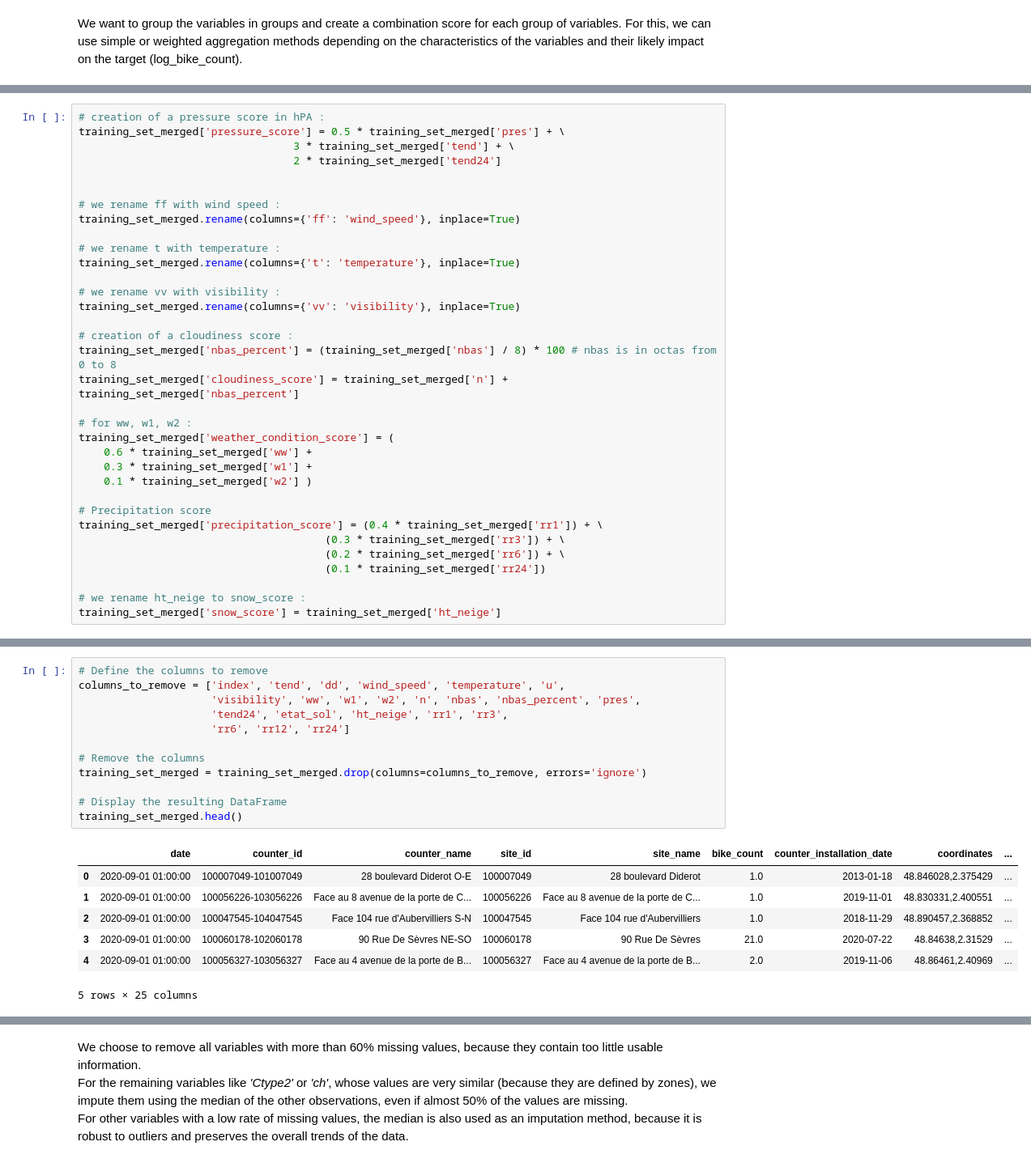
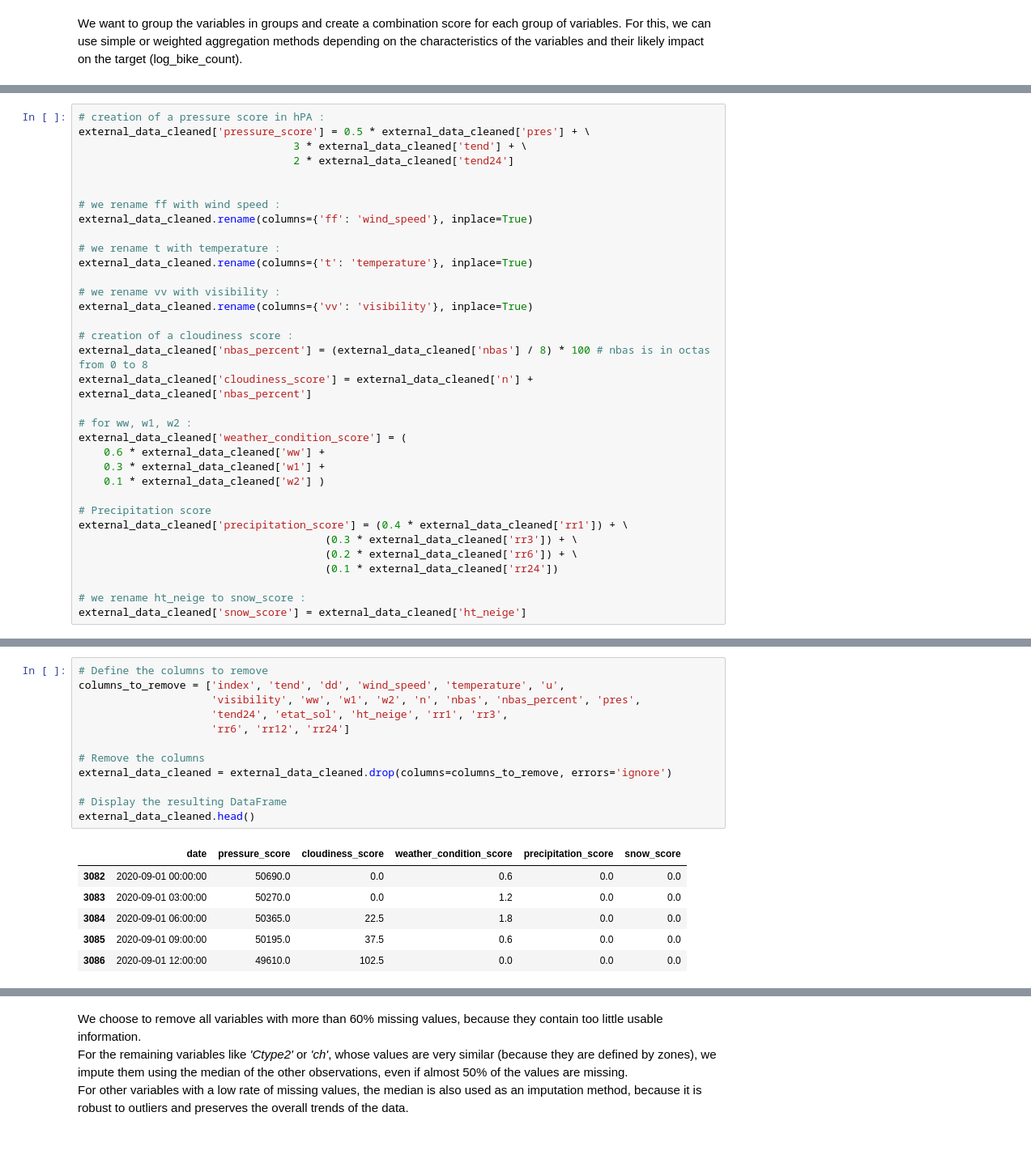
Before and after one commit to louis-leibo/bike_counters, a Jupyter notebook: Dev_by_sam_&_louis/EDA + feature engineering.ipynb, the cells around one changed output, grey strips where cells are left out. Shown at 81% size. Drawn from its saved outputs; the diff is of its cells as text.

Commit message:
external data cleaned vf 3/12

```diff
--- a/Dev_by_sam_&_louis/EDA + feature engineering.ipynb
+++ b/Dev_by_sam_&_louis/EDA + feature engineering.ipynb
@@ -652,35 +669,35 @@ We want to group the variables in groups and create a combination score for each
 # %%
 # creation of a pressure score in hPA :
-training_set_merged['pressure_score'] = 0.5 * training_set_merged['pres'] + \
-                                  3 * training_set_merged['tend'] + \
-                                  2 * training_set_merged['tend24']
+external_data_cleaned['pressure_score'] = 0.5 * external_data_cleaned['pres'] + \
+                                  3 * external_data_cleaned['tend'] + \
+                                  2 * external_data_cleaned['tend24']
 
 
 # we rename ff with wind speed :
-training_set_merged.rename(columns={'ff': 'wind_speed'}, inplace=True)
+external_data_cleaned.rename(columns={'ff': 'wind_speed'}, inplace=True)
 
 # we rename t with temperature :
-training_set_merged.rename(columns={'t': 'temperature'}, inplace=True)
+external_data_cleaned.rename(columns={'t': 'temperature'}, inplace=True)
 
 # we rename vv with visibility :
-training_set_merged.rename(columns={'vv': 'visibility'}, inplace=True)
+external_data_cleaned.rename(columns={'vv': 'visibility'}, inplace=True)
 
 # creation of a cloudiness score :
-training_set_merged['nbas_percent'] = (training_set_merged['nbas'] / 8) * 100 # nbas is in octas from 0 to 8
-training_set_merged['cloudiness_score'] = training_set_merged['n'] + training_set_merged['nbas_percent']
+external_data_cleaned['nbas_percent'] = (external_data_cleaned['nbas'] / 8) * 100 # nbas is in octas from 0 to 8
+external_data_cleaned['cloudiness_score'] = external_data_cleaned['n'] + external_data_cleaned['nbas_percent']
 
 # for ww, w1, w2 :
-training_set_merged['weather_condition_score'] = (
-    0.6 * training_set_merged['ww'] +
-    0.3 * training_set_merged['w1'] +
-    0.1 * training_set_merged['w2'] )
+external_data_cleaned['weather_condition_score'] = (
+    0.6 * external_data_cleaned['ww'] +
+    0.3 * external_data_cleaned['w1'] +
+    0.1 * external_data_cleaned['w2'] )
 
 # Precipitation score
-training_set_merged['precipitation_score'] = (0.4 * training_set_merged['rr1']) + \
-                                       (0.3 * training_set_merged['rr3']) + \
-                                       (0.2 * training_set_merged['rr6']) + \
-                                       (0.1 * training_set_merged['rr24'])
+external_data_cleaned['precipitation_score'] = (0.4 * external_data_cleaned['rr1']) + \
+                                       (0.3 * external_data_cleaned['rr3']) + \
+                                       (0.2 * external_data_cleaned['rr6']) + \
+                                       (0.1 * external_data_cleaned['rr24'])
 
 # we rename ht_neige to snow_score :
-training_set_merged['snow_score'] = training_set_merged['ht_neige']
+external_data_cleaned['snow_score'] = external_data_cleaned['ht_neige']
 # %%
@@ -699,21 +712,20 @@ Index(['index', 'date', 'counter_id', 'counter_name', 'site_id', 'site_name',
 # %%
 # Define the columns to remove
 columns_to_remove = ['index', 'tend', 'dd', 'wind_speed', 'temperature', 'u',
                      'visibility', 'ww', 'w1', 'w2', 'n', 'nbas', 'nbas_percent', 'pres',
                      'tend24', 'etat_sol', 'ht_neige', 'rr1', 'rr3',
                      'rr6', 'rr12', 'rr24']
 
 # Remove the columns
-training_set_merged = training_set_merged.drop(columns=columns_to_remove, errors='ignore')
+external_data_cleaned = external_data_cleaned.drop(columns=columns_to_remove, errors='ignore')
 
 # Display the resulting DataFrame
-training_set_merged.head()
+external_data_cleaned.head()
 # %% [output]
-|  | date | counter_id | counter_name | site_id | site_name | bike_count | counter_installation_date | coordinates | ... |
-| 0 | 2020-09-01 01:00:00 | 100007049-101007049 | 28 boulevard Diderot O-E | 100007049 | 28 boulevard Diderot | 1.0 | 2013-01-18 | 48.846028,2.375429 | ... |
-| 1 | 2020-09-01 01:00:00 | 100056226-103056226 | Face au 8 avenue de la porte de C... | 100056226 | Face au 8 avenue de la porte de C... | 1.0 | 2019-11-01 | 48.830331,2.400551 | ... |
-| 2 | 2020-09-01 01:00:00 | 100047545-104047545 | Face 104 rue d'Aubervilliers S-N | 100047545 | Face 104 rue d'Aubervilliers | 1.0 | 2018-11-29 | 48.890457,2.368852 | ... |
-| 3 | 2020-09-01 01:00:00 | 100060178-102060178 | 90 Rue De Sèvres NE-SO | 100060178 | 90 Rue De Sèvres | 21.0 | 2020-07-22 | 48.84638,2.31529 | ... |
-| 4 | 2020-09-01 01:00:00 | 100056327-103056327 | Face au 4 avenue de la porte de B... | 100056327 | Face au 4 avenue de la porte de B... | 2.0 | 2019-11-06 | 48.86461,2.40969 | ... |
+|  | date | pressure_score | cloudiness_score | weather_condition_score | precipitation_score | snow_score |
+| 3082 | 2020-09-01 00:00:00 | 50690.0 | 0.0 | 0.6 | 0.0 | 0.0 |
+| 3083 | 2020-09-01 03:00:00 | 50270.0 | 0.0 | 1.2 | 0.0 | 0.0 |
+| 3084 | 2020-09-01 06:00:00 | 50365.0 | 22.5 | 1.8 | 0.0 | 0.0 |
+| 3085 | 2020-09-01 09:00:00 | 50195.0 | 37.5 | 0.6 | 0.0 | 0.0 |
+| 3086 | 2020-09-01 12:00:00 | 49610.0 | 102.5 | 0.0 | 0.0 | 0.0 |
-5 rows × 25 columns
 # %%
```
Also changed, not shown: parts of 6 cells of this notebook, 1 other file.
